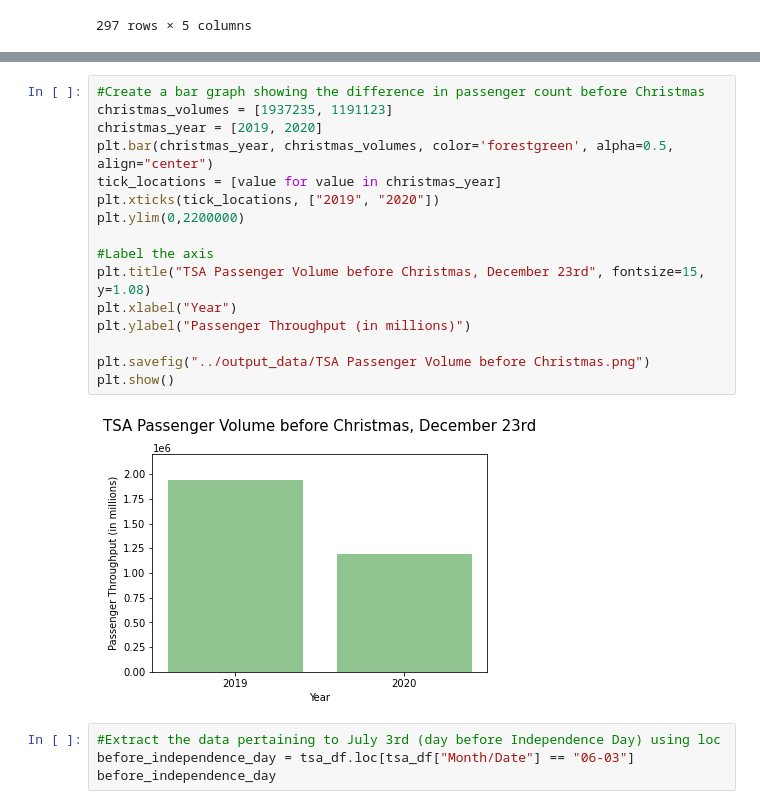
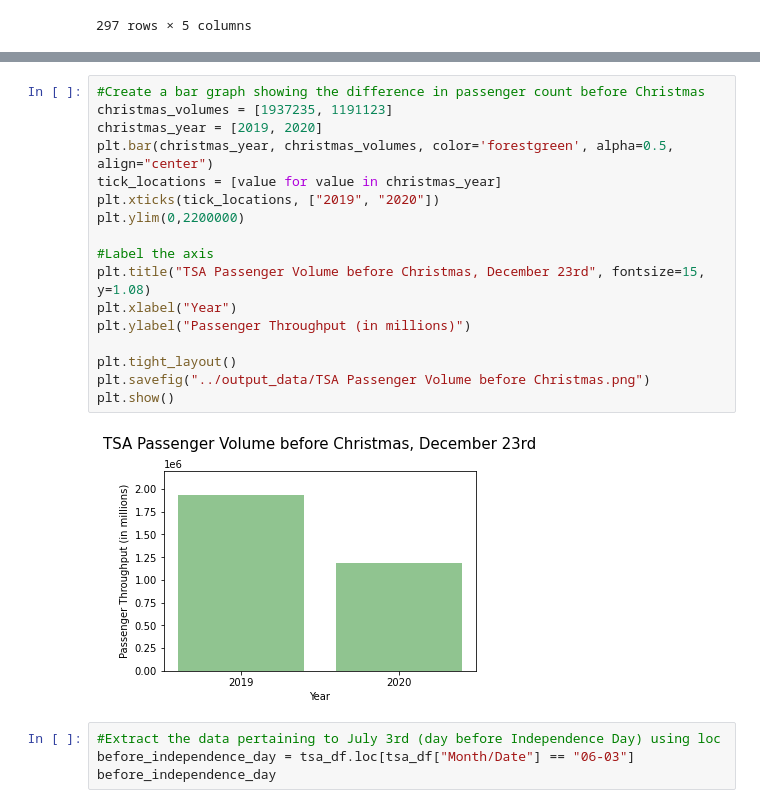
Before and after one commit to llhabers/Covid-19_Impact_on_the_US_Airline_Industry, a Jupyter notebook: jini/TSA_Traveler_Throughput.ipynb, the cells around one changed output, grey strips where cells are left out. Saved outputs shown, nothing was run; the diff lists cells and outputs as text.

Commit message:
Formatted graphs to fit boundaries

```diff
--- a/jini/TSA_Traveler_Throughput.ipynb
+++ b/jini/TSA_Traveler_Throughput.ipynb
@@ -95,21 +95,22 @@ before_christmas
 # %%
 #Create a bar graph showing the difference in passenger count before Christmas
 christmas_volumes = [1937235, 1191123]
 christmas_year = [2019, 2020]
 plt.bar(christmas_year, christmas_volumes, color='forestgreen', alpha=0.5, align="center")
 tick_locations = [value for value in christmas_year]
 plt.xticks(tick_locations, ["2019", "2020"])
 plt.ylim(0,2200000)
 
 #Label the axis
 plt.title("TSA Passenger Volume before Christmas, December 23rd", fontsize=15, y=1.08)
 plt.xlabel("Year")
 plt.ylabel("Passenger Throughput (in millions)")
 
+plt.tight_layout()
 plt.savefig("../output_data/TSA Passenger Volume before Christmas.png")
 plt.show()
 # %% [output]
-[figure, old version]
+[figure, new version]
 # %%
 #Extract the data pertaining to July 3rd (day before Independence Day) using loc
 before_independence_day = tsa_df.loc[tsa_df["Month/Date"] == "06-03"]
```
Also changed, not shown: parts of 3 cells of this notebook, 4 other files.
